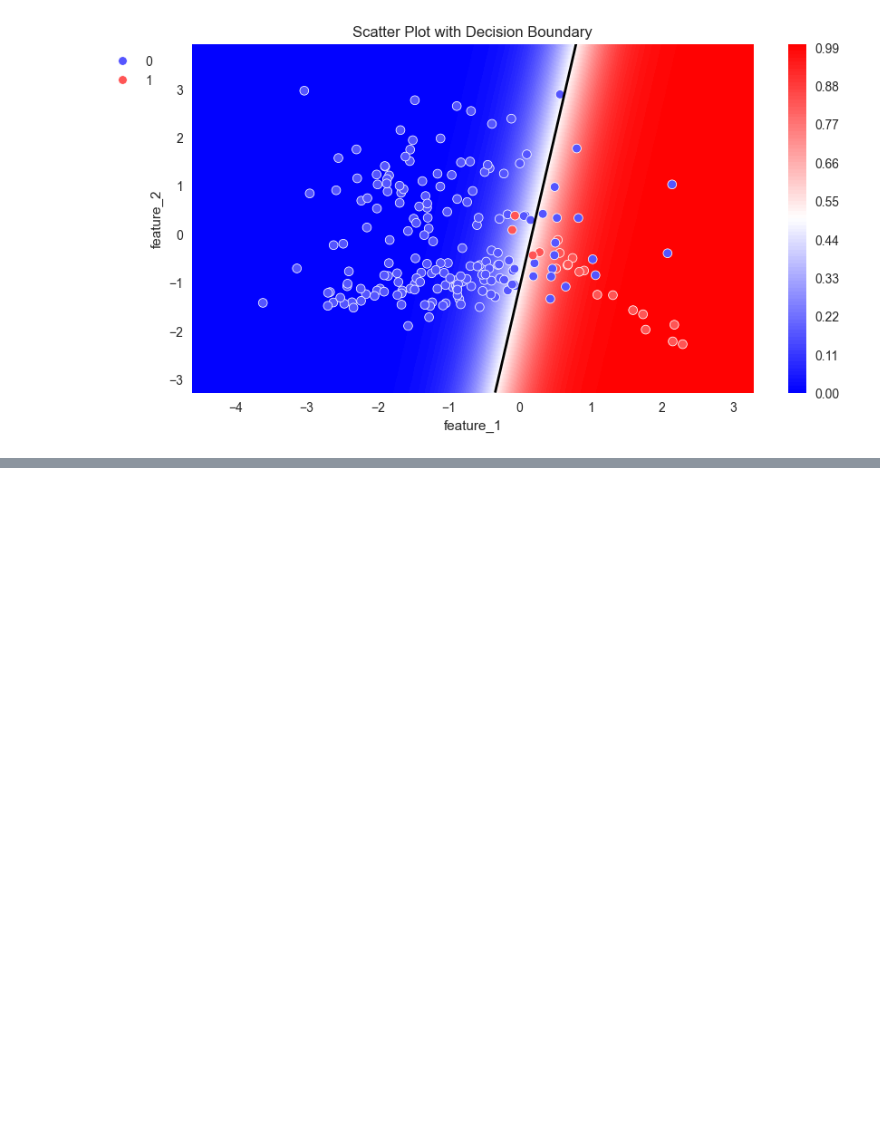
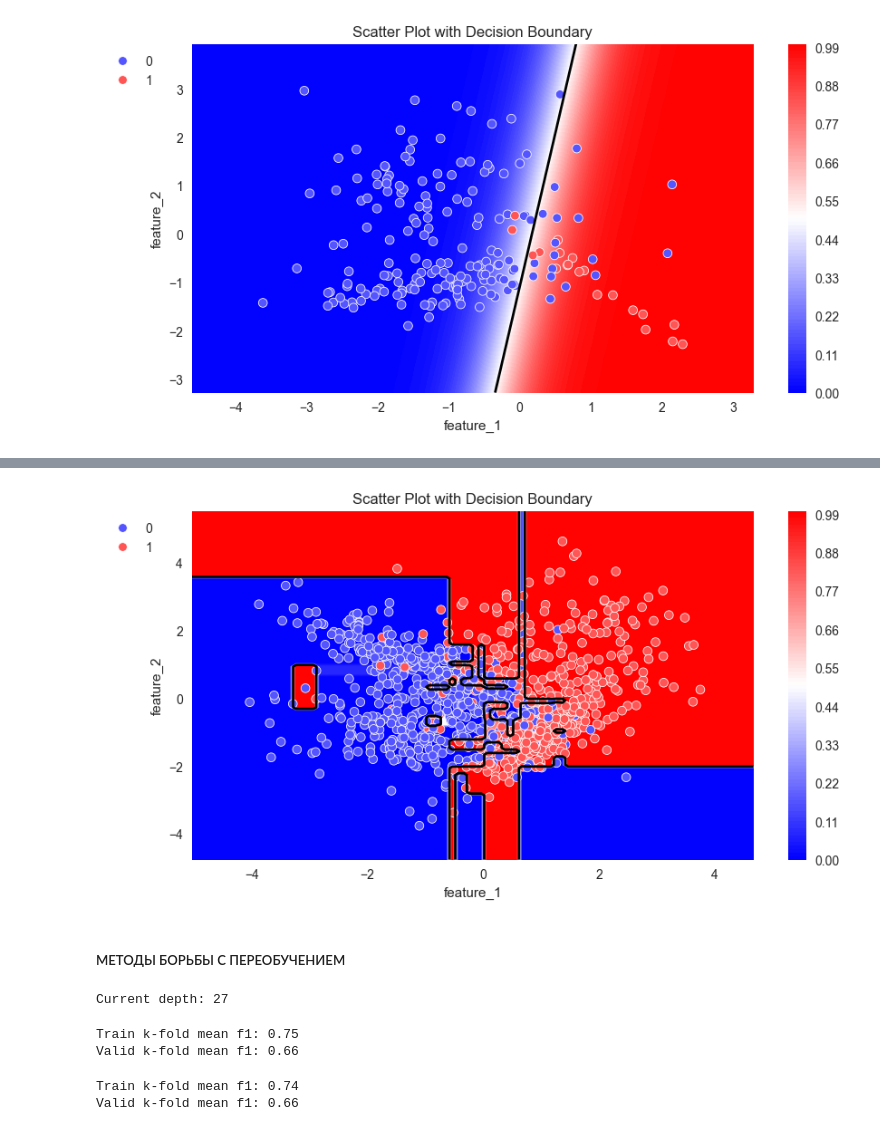
Before and after one commit to Blooodniy/SF_DS, a Jupyter notebook: ML/ML-5. Валидация данных и оценка моделей/ML-5.ipynb, the cells around one changed output, grey strips where cells are left out. Saved outputs shown, nothing was run; the diff lists cells and outputs as text; code cells hidden in the pictures; blank space fills up the shorter version.

```diff
--- a/ML/ML-5. Валидация данных и оценка моделей/ML-5.ipynb
+++ b/ML/ML-5. Валидация данных и оценка моделей/ML-5.ipynb
@@ -747,0 +753,2 @@ plot_probabilities_2d(X, y, log_reg)
+# %%
+X, y = water_data.drop('Potability', axis=1), water_data['Potability']
@@ -747,0 +844,11 @@ plot_probabilities_2d(X, y, log_reg)
+# %%
+# Задание 4.4 (на самопроверку)
+# Воспользуйтесь функцией plot_probabilities_2d() и постройте разделяющую поверхность обученного дерева решений.
+# Примечание. Код функции plot_probabilities_2d() вы можете найти в задании 3.6.
+# Передайте в её аргументы матрицу наблюдений X, вектор ответов y и обученное в задании 4.3 дерево решений.
+# Является ли ваша модель переобученной?
+plot_probabilities_2d(X, y, model_ex)
+# %% [output]
+[figure, added]
+# %% [markdown]
+##### МЕТОДЫ БОРЬБЫ С ПЕРЕОБУЧЕНИЕМ
@@ -747,0 +857,66 @@ plot_probabilities_2d(X, y, log_reg)
+# %%
+print('Current depth:', model_bad.get_depth())
+## Current depth: 27
+# %% [output]
+Current depth: 27
+# %%
+#Создаём модель
+model = tree.DecisionTreeClassifier(
+    criterion='entropy', #критерий информативности
+    max_depth=7, #ограничиваем глубину дерева
+    random_state=42, #генератор случайных чисел
+    class_weight='balanced' #веса классов
+)
+
+#Создаём объект кросс-валидатора k-fold со стратификацией
+skf = model_selection.StratifiedKFold(n_splits=5)
+
+#Считаем метрики на кросс-валидации k-fold со стратификацией
+cv_metrics = model_selection.cross_validate(
+    estimator=model, #модель
+    X=X, #матрица наблюдений X
+    y=y, #вектор ответов y
+    cv=skf, #кросс-валидатор
+    scoring='f1', #метрика
+    return_train_score=True #подсчёт метрики на тренировочных фолдах
+)
+
+print('Train k-fold mean f1: {:.2f}'.format(np.mean(cv_metrics['train_score'])))
+print('Valid k-fold mean f1: {:.2f}'.format(np.mean(cv_metrics['test_score'])))
+
+
+## Train k-fold mean f1: 0.75
+## Valid k-fold mean f1: 0.66
+# %% [output]
+Train k-fold mean f1: 0.75
+Valid k-fold mean f1: 0.66
+# %%
+#Создаём модель
+model = tree.DecisionTreeClassifier(
+    criterion='entropy', #критерий информативности
+    max_depth=7, #ограничиваем глубину дерева
+    min_samples_leaf=5, #увеличиваем количество объектов в листе
+    random_state=42, #генератор случайных чисел
+    class_weight='balanced' #веса классов
+)
+
+#Создаём объект кросс-валидатора k-fold со стратификацией
+skf = model_selection.StratifiedKFold(n_splits=5)
+
+#Считаем метрики на кросс-валидации k-fold со стратификацией
+cv_metrics = model_selection.cross_validate(
+    estimator=model, #модель
+    X=X, #матрица наблюдений X
+    y=y, #вектор ответов y
+    cv=skf, #кросс-валидатор
+    scoring='f1', #метрика
+    return_train_score=True #подсчёт метрики на тренировочных фолдах
+)
+
+print('Train k-fold mean f1: {:.2f}'.format(np.mean(cv_metrics['train_score'])))
+print('Valid k-fold mean f1: {:.2f}'.format(np.mean(cv_metrics['test_score'])))
+## Train k-fold mean f1: 0.74
+## Valid k-fold mean f1: 0.66
+# %% [output]
+Train k-fold mean f1: 0.74
+Valid k-fold mean f1: 0.66
```
Also changed, not shown: parts of 11 cells of this notebook.
